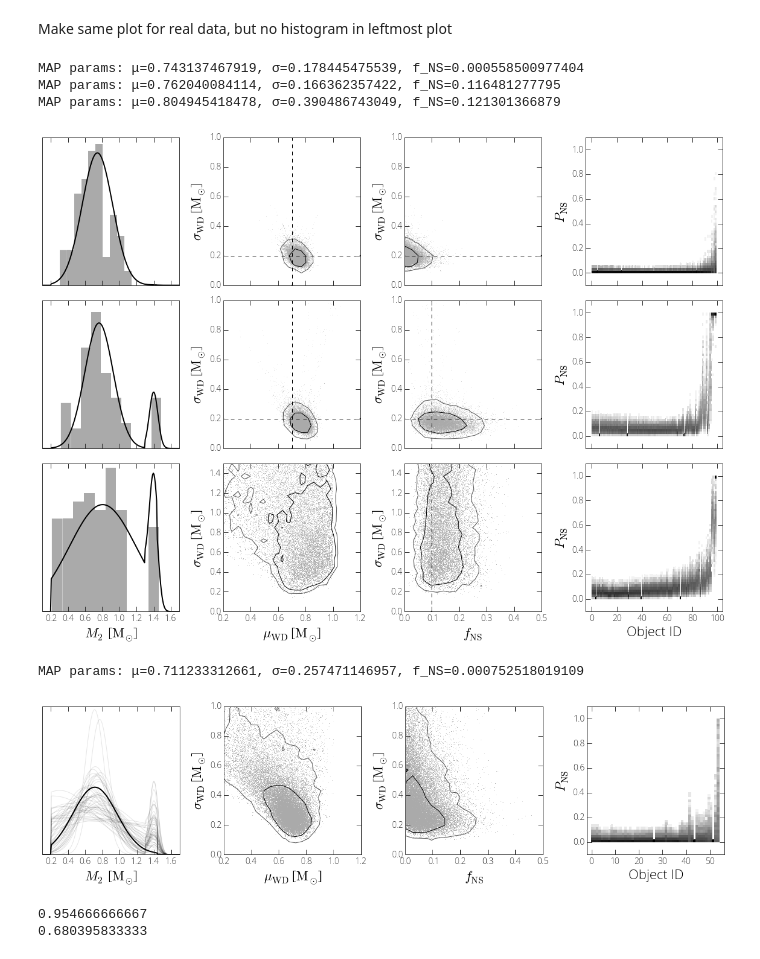
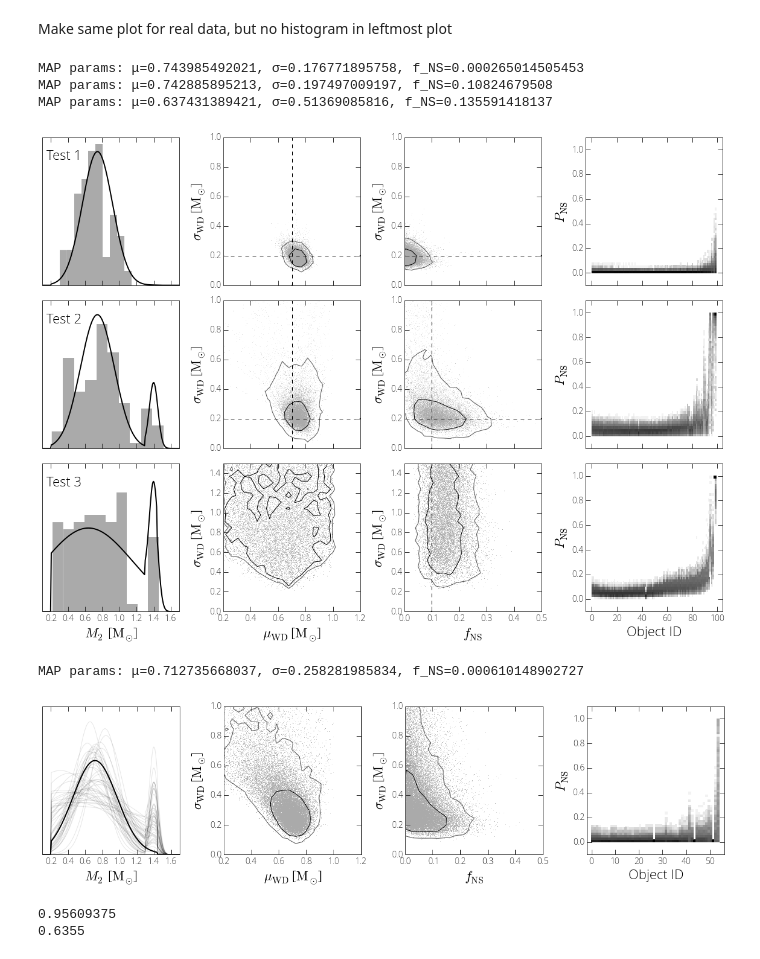
Before and after one commit to adrn/tilt-shift, a Jupyter notebook: notebooks/Paper figures.ipynb, the cells around one changed output. Cells and saved outputs as stored; diff of their text form; code cells hidden in the pictures.

```diff
--- a/notebooks/Paper figures.ipynb
+++ b/notebooks/Paper figures.ipynb
@@ -63,13 +63,14 @@ def make_datasets(N, seed=None):
     # container used to store parameters used to generate the datasets
     params = OrderedDict()
 
+    # ------------------------------------------------------------------------------------------
+    # Test set 1: a single, truncated Gaussian
+    #
+
     # generate random primary masses and inclination angles
     m1 = np.random.uniform(0.2, 0.4, size=N) # Msun
     sini = np.sin(np.arccos(1 - np.random.uniform(0.,1.,size=N))) # uniform in cos(i)
 
-    # ------------------------------------------------------------------------------------------
-    # Test set 1: a single, truncated Gaussian
-    #
     p = dict()
     p['name'] = "Gaussian WD"
     p['bounds_WD'] = (0.2, 1.44) # Msun
@@ -94,6 +95,11 @@ def make_datasets(N, seed=None):
     # ------------------------------------------------------------------------------------------
     # Test set 2: a truncated Gaussian for white dwarfs + truncated Gaussian for Neutron stars
     #
+
+    # generate random primary masses and inclination angles
+    m1 = np.random.uniform(0.2, 0.4, size=N) # Msun
+    sini = np.sin(np.arccos(1 - np.random.uniform(0.,1.,size=N))) # uniform in cos(i)
+
     p = dict()
     p['name'] = "Gaussian WD + Gaussian NS"
     p['bounds_WD'] = (0.2, 1.44) # Msun
@@ -126,6 +132,11 @@ def make_datasets(N, seed=None):
     # ------------------------------------------------------------------------------------------
     # Test set 3: uniform + Gaussian at the Neutron star mass
     #
+
+    # generate random primary masses and inclination angles
+    m1 = np.random.uniform(0.2, 0.4, size=N) # Msun
+    sini = np.sin(np.arccos(1 - np.random.uniform(0.,1.,size=N))) # uniform in cos(i)
+
     p = dict()
     p['name'] = "Uniform WD + Gaussian NS"
     p['bounds_WD'] = (0.2, 1.1) # Msun
@@ -296,7 +307,7 @@ def ln_prior(p):
         return -np.inf
 
     # p(σ) = 1/σ (0.02 < σ < 2)
-    lp += -np.log(sigma) - 1.36405 # properly normalized
+    lp += -np.log(sigma)
     if sigma < 0.02 or sigma > 2.:
         return -np.inf
 
@@ -322,6 +333,9 @@ def ln_posterior(p, mf, m1, *args):
 # number of parameters
 ndim = 3
 def run_inference(mf, m1, bounds_WD, nwalkers=32, nburn=200, nsteps=1000, pool=None, known_m2=None):
+    if known_m2 is None:
+        known_m2 = np.zeros(len(mf))*np.nan
+
     # initial positions for walkers
     p0 = np.zeros((nwalkers,ndim))
     p0[:,0] = np.random.normal(0.8, 0.05, size=nwalkers) # mean
@@ -592,7 +608,8 @@ def sigma_contour(x, y, bins=None, ax=None, levels=None, contourf=False, **conto
 
     return fig
 
-def four_panel(axes, data, sampler, plot_samples=False, mu_lim=(0.2,1.2), sigma_lim=(0.,1.), pt_alpha=0.5):
+def four_panel(axes, data, sampler, plot_samples=False, mu_lim=(0.2,1.2), sigma_lim=(0.,1.),
+               pt_alpha=0.5, known_m2=np.ones(len(data))*np.nan):
     contour_bins = 27
 
     map_idx = sampler.flatlnprobability.argmax()
@@ -625,7 +642,7 @@ def four_panel(axes, data, sampler, plot_samples=False, mu_lim=(0.2,1.2), sigma_
     xbins = np.linspace(mu_lim[0]-0.1,mu_lim[1]+0.1,contour_bins)
     ybins = np.linspace(sigma_lim[0]-0.1,sigma_lim[1]+0.1,contour_bins)
     axes[1].plot(sampler.flatchain[:,0], sampler.flatchain[:,1], marker=',', alpha=pt_alpha,
-                 color='#aaaaaa', linestyle='none', zorder=-10)
+                 color='#aaaaaa', linestyle='none', zorder=-10, rasterized=True)
     sigma_contour(sampler.flatchain[:,0], sampler.flatchain[:,1], bins=(xbins,ybins),
                   ax=axes[1], contourf=False, levels=[0.683,0.955], colors=["#000000","#555555"])
     axes[1].set_xlim(*mu_lim)
@@ -636,7 +653,7 @@ def four_panel(axes, data, sampler, plot_samples=False, mu_lim=(0.2,1.2), sigma_
     xbins = np.linspace(-0.1,0.5,contour_bins)
     ybins = np.linspace(sigma_lim[0]-0.1,sigma_lim[1]+0.1,contour_bins)
     axes[2].plot(sampler.flatchain[:,2], sampler.flatchain[:,1], marker=',', alpha=pt_alpha,
-                 color='#aaaaaa', linestyle='none', zorder=-10)
+                 color='#aaaaaa', linestyle='none', zorder=-10, rasterized=True)
     sigma_contour(sampler.flatchain[:,2], sampler.flatchain[:,1], bins=(xbins,ybins),
                   ax=axes[2], contourf=False, levels=[0.683,0.955], colors=["#000000","#555555"])
     axes[2].set_xlim(0.,0.5)
@@ -671,41 +688,44 @@ fig,all_axes = plt.subplots(3,4,figsize=(16,12),sharex='col')
 for i,test_name in enumerate(test_data.keys()):
     axes = all_axes[i]
     data = test_data[test_name]
     sampler = samplers[test_name]
     pars = test_params[test_name]
 
     if i == 2:
         four_panel(axes, data, sampler, sigma_lim=(0.,1.5))
     else:
         four_panel(axes, data, sampler, pt_alpha=0.2)
 
     axes[0].hist(data['true_m2'], normed=True, color="#aaaaaa")
     # axes[2].axvline(pars['f_NS'], color='#31a354', linewidth=2.)
     axes[2].axvline(pars['f_NS'], color='k', linewidth=1., linestyle='--')
 
+    ymin,ymax = axes[0].get_ylim()
+    axes[0].text(0.15, ymax - 0.15*(ymax-ymin), "Test {}".format(i+1), fontsize=22, fontweight=200)
+
     if pars.has_key('mean_WD'):
         axes[1].axhline(pars['stddev_WD'], color='k', linewidth=1., linestyle='--')
         axes[1].axvline(pars['mean_WD'], color='k', linewidth=1., linestyle='--')
         axes[2].axhline(pars['stddev_WD'], color='k', linewidth=1., linestyle='--')
 
     if i == 2:
         axes[0].set_xlabel(r'$M_2$ [${\rm M}_\odot$]')
         axes[1].set_xlabel(r"$\mu_{\rm WD}$ [${\rm M}_\odot$]")
         axes[2].set_xlabel(r'$f_{\rm NS}$')
         # axes[3].set_xlabel(r'$m_f$ [${\rm M}_\odot$]')
         axes[3].set_xlabel(r'Object ID')
 
 fig.tight_layout()
 fig.savefig("../documents/letter/many-panel.pdf")
 # %% [output]
-MAP params: μ=0.743137467919, σ=0.178445475539, f_NS=0.000558500977404
-MAP params: μ=0.762040084114, σ=0.166362357422, f_NS=0.116481277795
-MAP params: μ=0.804945418478, σ=0.390486743049, f_NS=0.121301366879
+MAP params: μ=0.743985492021, σ=0.176771895758, f_NS=0.000265014505453
+MAP params: μ=0.742885895213, σ=0.197497009197, f_NS=0.10824679508
+MAP params: μ=0.637431389421, σ=0.51369085816, f_NS=0.135591418137
-[figure, old version]
+[figure, new version]
 # %%
 fig,axes = plt.subplots(1,4,figsize=(16,4.5))
 
-four_panel(axes, elm_WD, sampler_real_data, plot_samples=True)
+four_panel(axes, elm_WD, sampler_real_data, plot_samples=True, known_m2=known_m2)
 
 axes[0].set_xlabel(r'$M_2$ [${\rm M}_\odot$]')
 axes[1].set_xlabel(r"$\mu_{\rm WD}$ [${\rm M}_\odot$]")
@@ -716,12 +736,12 @@ axes[3].set_xlabel(r'Object ID')
 fig.tight_layout()
 fig.savefig("../documents/letter/real-data.pdf")
 # %% [output]
-MAP params: μ=0.711233312661, σ=0.257471146957, f_NS=0.000752518019109
+MAP params: μ=0.712735668037, σ=0.258281985834, f_NS=0.000610148902727
-[figure, old version]
+[figure, new version]
 # %%
 real_f_NS = sampler.flatchain[:,2]
-print sum(real_f_NS < 0.194) / len(real_f_NS)
-print sum(real_f_NS < 0.123) / len(real_f_NS)
+print sum(real_f_NS < 0.2476) / len(real_f_NS)
+print sum(real_f_NS < 0.1643) / len(real_f_NS)
 # %% [output]
-0.954666666667
-0.680395833333
+0.95609375
+0.6355
```
Also changed, not shown: parts of 14 cells of this notebook.
